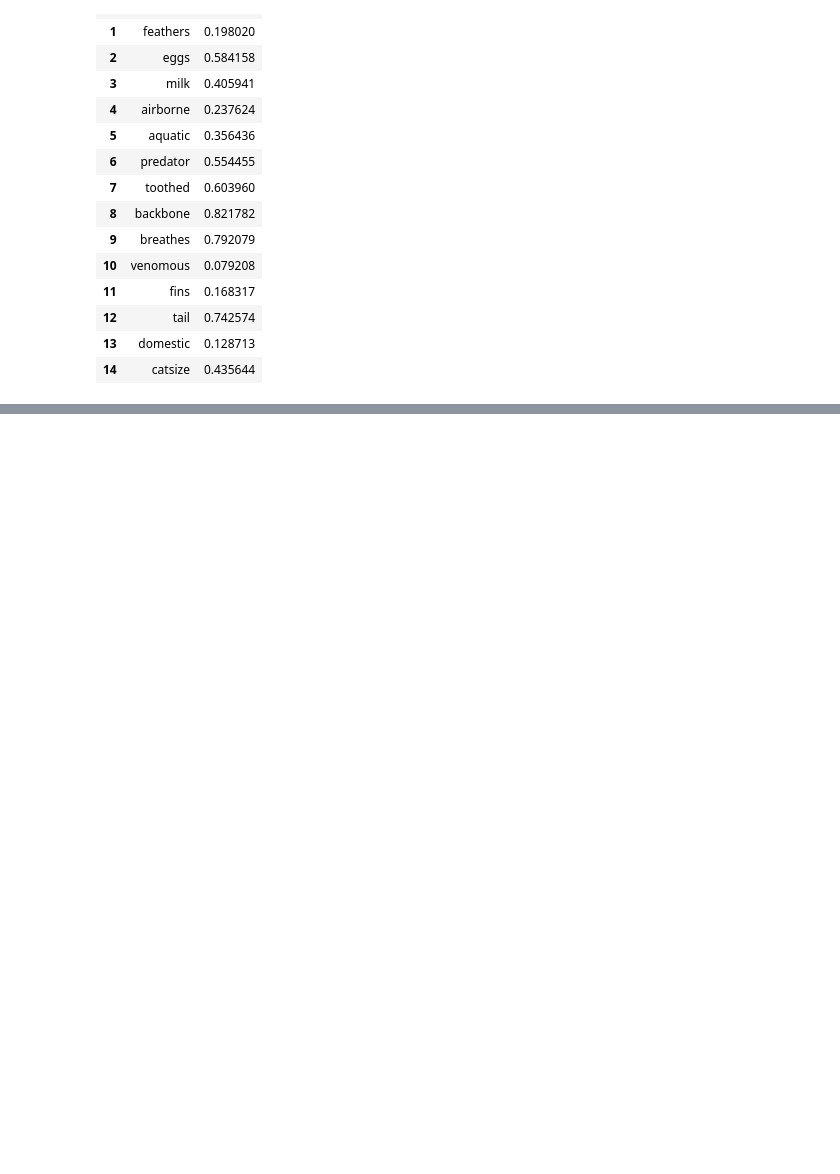
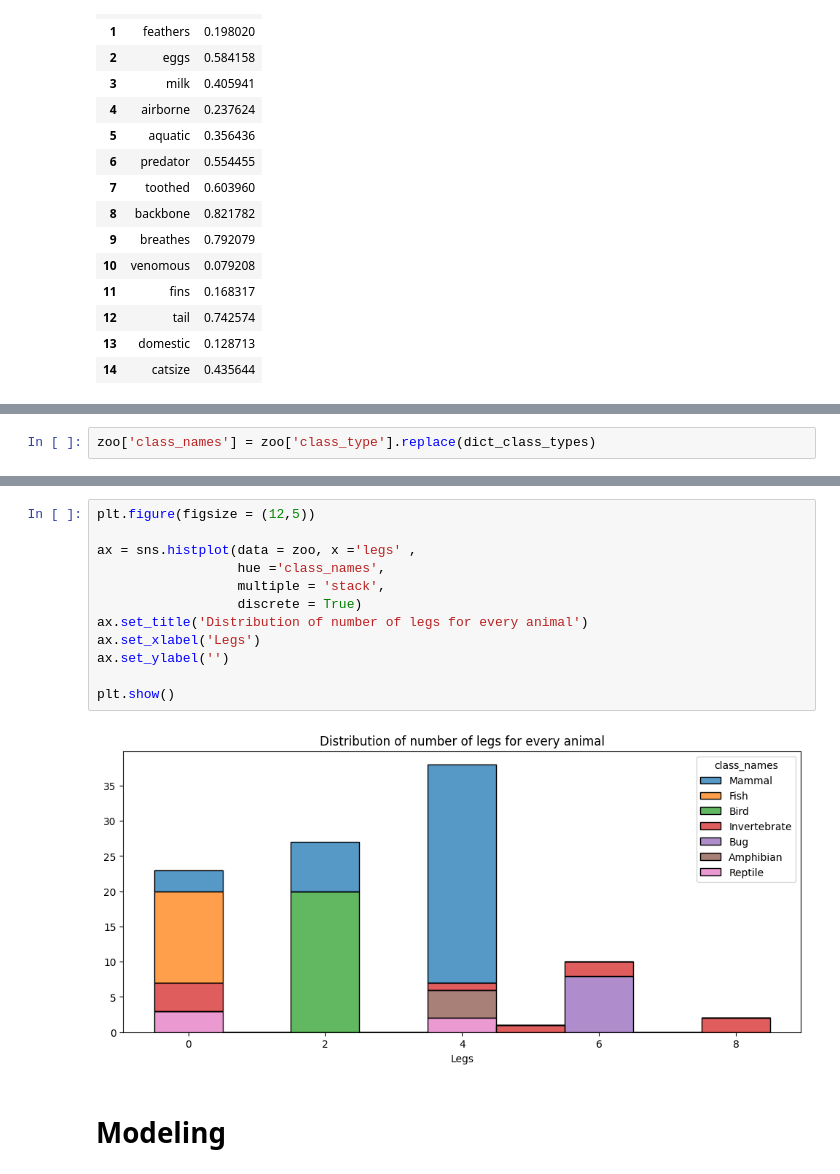
Before and after one commit to ffaundezcab/animal_classification, a Jupyter notebook: eda.ipynb, the cells around one changed output, grey strips where cells are left out. Cells and saved outputs as stored; diff of their text form; blank space fills up the shorter version.

```diff
--- a/eda.ipynb
+++ b/eda.ipynb
@@ -100,0 +241,2 @@ plt.show()
+# %%
+zoo['class_names'] = zoo['class_type'].replace(dict_class_types)
@@ -100,0 +250,16 @@ plt.show()
+# %%
+plt.figure(figsize = (12,5))
+
+ax = sns.histplot(data = zoo, x ='legs' ,
+                  hue ='class_names',
+                  multiple = 'stack',
+                  discrete = True)
+ax.set_title('Distribution of number of legs for every animal')
+ax.set_xlabel('Legs')
+ax.set_ylabel('')
+
+plt.show()
+# %% [output]
+[figure, added]
+# %% [markdown]
+# Modeling
```
Also changed, not shown: parts of 16 cells of this notebook.
